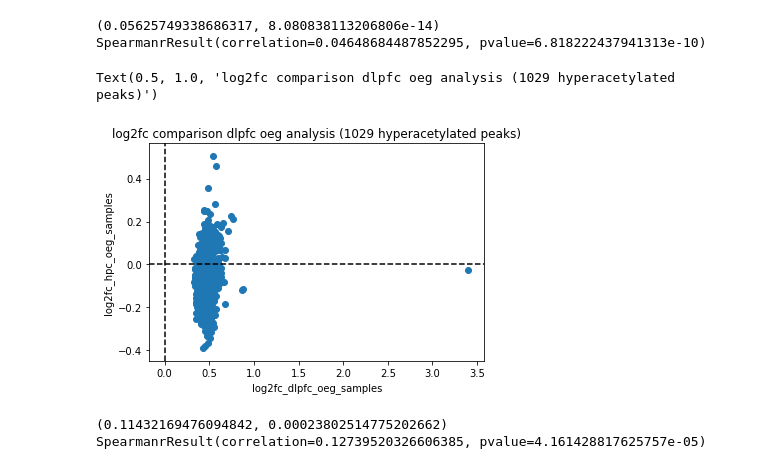
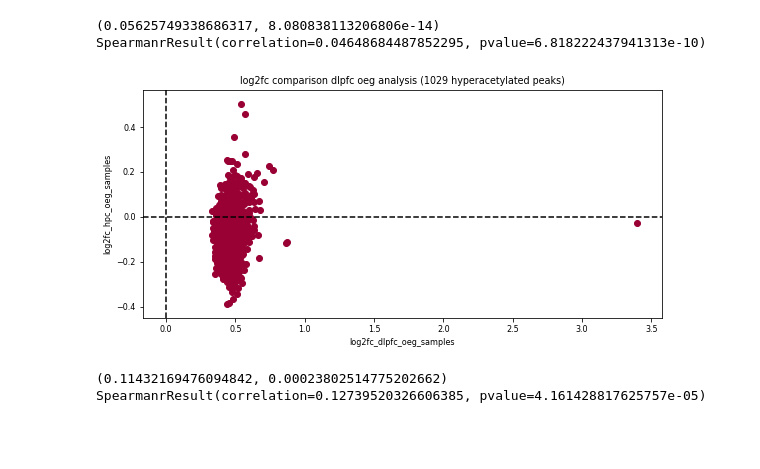
Before and after one commit to pfenninglab/ad_h3k27ac_3ct_release, a Jupyter notebook: correct_across_all_runs.ipynb, the cells around one changed output. Cells and saved outputs as stored; diff of their text form; code cells hidden in the pictures; blank space fills up the shorter version.

```diff
--- a/correct_across_all_runs.ipynb
+++ b/correct_across_all_runs.ipynb
@@ -3,6 +3,10 @@ from statsmodels.stats.multitest import multipletests
 import pandas as pd
 import os
 import matplotlib.pyplot as plt
+from matplotlib import rcParams
+rcParams.update({'figure.autolayout': True})
+rcParams['svg.fonttype'] = 'none'
+rcParams['font.size']=8
 from scipy.stats import spearmanr, pearsonr
 # %%
 rootPath = "/deseq_analysis/"
@@ -160,15 +177,20 @@ SpearmanrResult(correlation=0.04648684487852295, pvalue=6.818222437941313e-10)
 # %%
 merged_table_dlpfc_all_samples_dlpfc_sig = merged_table_dlpfc_all_samples.loc[merged_table_dlpfc_all_samples["padjdlpfc"]<0.05]
 # %%
-plt.scatter(merged_table_dlpfc_all_samples_dlpfc_sig["log2FoldChangedlpfc"], merged_table_dlpfc_all_samples_dlpfc_sig["log2FoldChangehpc"])
+plt.figure(figsize=(8,4))
+plt.scatter(merged_table_dlpfc_all_samples_dlpfc_sig["log2FoldChangedlpfc"],
+            merged_table_dlpfc_all_samples_dlpfc_sig["log2FoldChangehpc"],
+            rasterized=True,
+            c="#990033ff"
+           )
 plt.axhline(y=0, c='k', linestyle='--')
 plt.axvline(x=0, c='k', linestyle='--')
 plt.xlabel("log2fc_dlpfc_oeg_samples")
 plt.ylabel("log2fc_hpc_oeg_samples")
 plt.title("log2fc comparison dlpfc oeg analysis (1029 hyperacetylated peaks)")
+plt.savefig("oeg_samples_comparison_sig_peaks.svg")
 # %% [output]
-Text(0.5, 1.0, 'log2fc comparison dlpfc oeg analysis (1029 hyperacetylated peaks)')
-[figure, old version]
+[figure, new version]
 # %%
 print(pearsonr(merged_table_dlpfc_all_samples_dlpfc_sig["log2FoldChangehpc"], merged_table_dlpfc_all_samples_dlpfc_sig["log2FoldChangedlpfc"]))
 print(spearmanr(merged_table_dlpfc_all_samples_dlpfc_sig["log2FoldChangehpc"], merged_table_dlpfc_all_samples_dlpfc_sig["log2FoldChangedlpfc"]))
```
Also changed, not shown: parts of 14 cells of this notebook.
